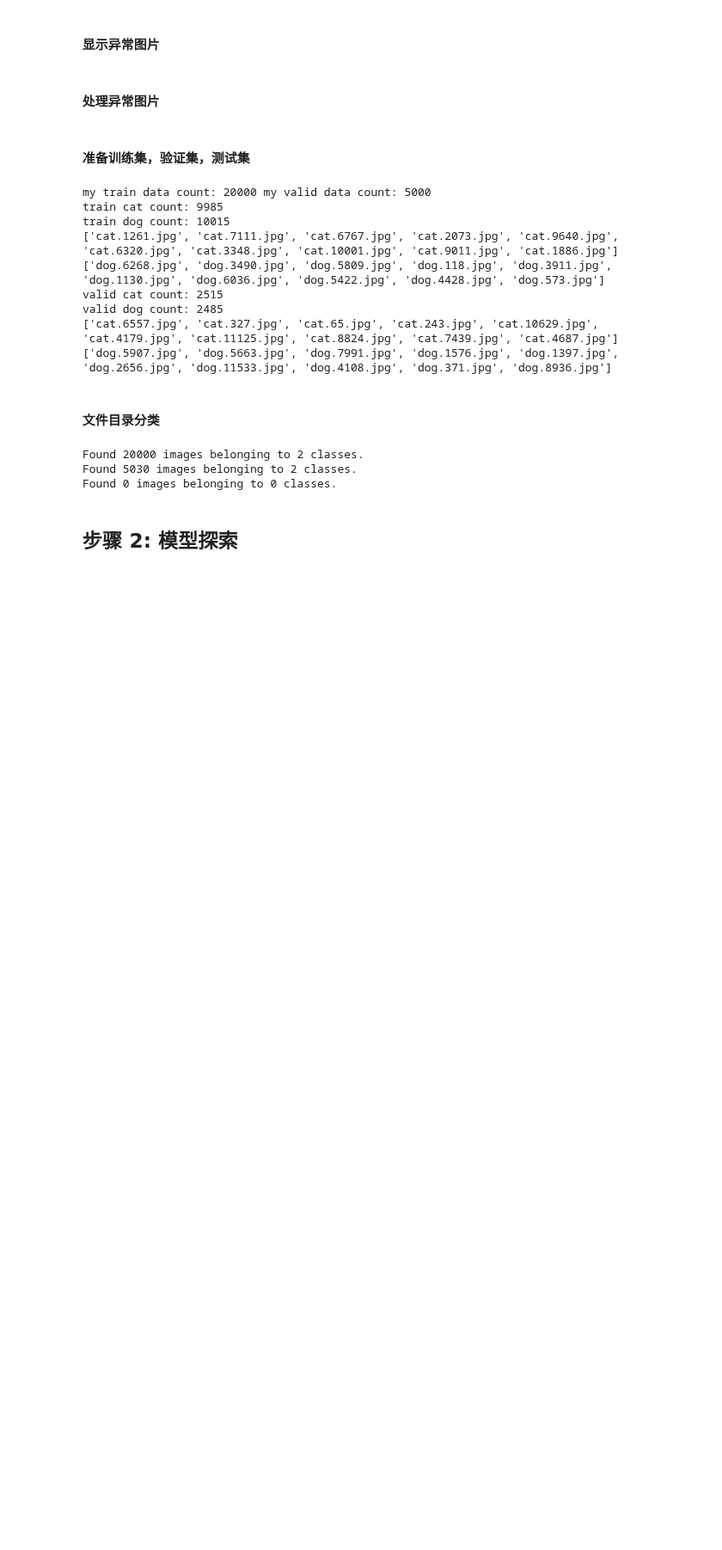
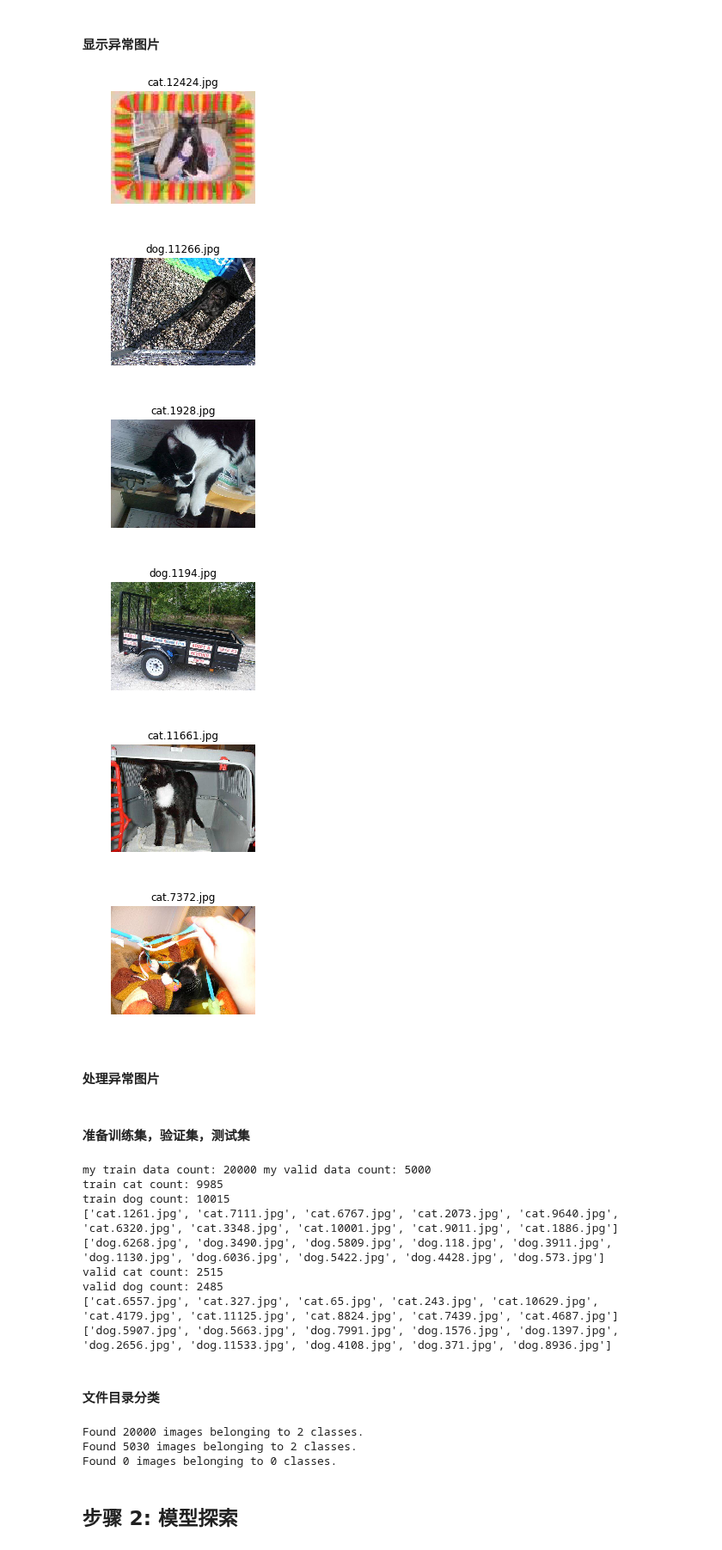
Before and after one commit to R9python/udacity, a Jupyter notebook: ml.pro/p7/p7.ipynb, the cells around one changed output. Shown at 86% size. Drawn from its saved outputs; the diff is of its cells as text; code cells hidden in the pictures; blank space fills up the shorter version.

Commit message:
all unknow images

```diff
--- a/ml.pro/p7/p7.ipynb
+++ b/ml.pro/p7/p7.ipynb
@@ -105,3 +132,20 @@ print(my_unknow_images)
+# %%
+def show_image(img_path_list):
+    for image_path in img_path_list:
+        plt.figure(figsize=(3, 3))
+        plt.title(image_path)
+        plt.axis('off')
+        img = mpimg.imread('train/' + image_path)
+        imgplot = plt.imshow(img)
+
+show_image(my_unknow_images)
+# %% [output]
+[figure, added]
+[figure, added]
+[figure, added]
+[figure, added]
+[figure, added]
+[figure, added]
 # %% [markdown]
 #### 处理异常图片
 # %%
```
Also changed, not shown: parts of 4 cells of this notebook.
